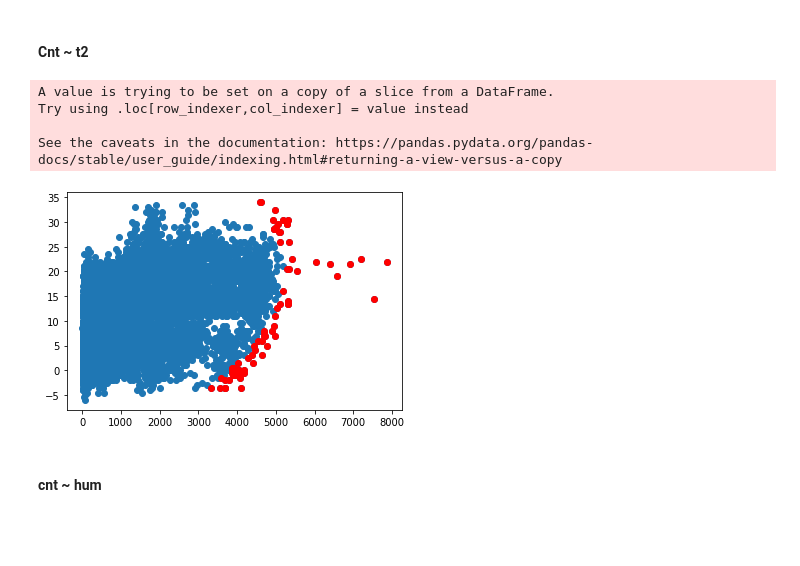
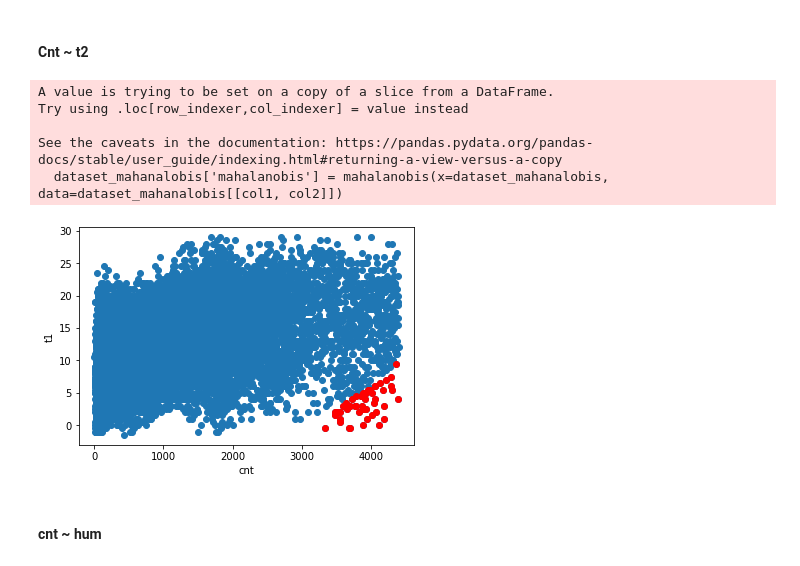
Before and after one commit to hubert-mazur/bike_sharing_data_exploration, a Jupyter notebook: project.ipynb, the cells around one changed output. Cells and saved outputs as stored; diff of their text form; code cells hidden in the pictures; blank space fills up the shorter version.

```diff
--- a/project.ipynb
+++ b/project.ipynb
@@ -443,12 +462,13 @@ def calculateOutliers(col1, col2):
 # %% [markdown]
 #### Cnt ~ t2
-# %%
-calculateOutliers('cnt', 't2')
-# %% [output]
-A value is trying to be set on a copy of a slice from a DataFrame.
-Try using .loc[row_indexer,col_indexer] = value instead
-
-See the caveats in the documentation: https://pandas.pydata.org/pandas-docs/stable/user_guide/indexing.html#returning-a-view-versus-a-copy
-[figure, removed]
+# %%
+outliers_mahanalobis['cnt~t1'] = calculateOutliers('cnt', 't1')
+# %% [output]
+A value is trying to be set on a copy of a slice from a DataFrame.
+Try using .loc[row_indexer,col_indexer] = value instead
+
+See the caveats in the documentation: https://pandas.pydata.org/pandas-docs/stable/user_guide/indexing.html#returning-a-view-versus-a-copy
+  dataset_mahanalobis['mahalanobis'] = mahalanobis(x=dataset_mahanalobis, data=dataset_mahanalobis[[col1, col2]])
+[figure, added]
 # %% [markdown]
 #### cnt ~ hum
```
Also changed, not shown: parts of 24 cells of this notebook.
